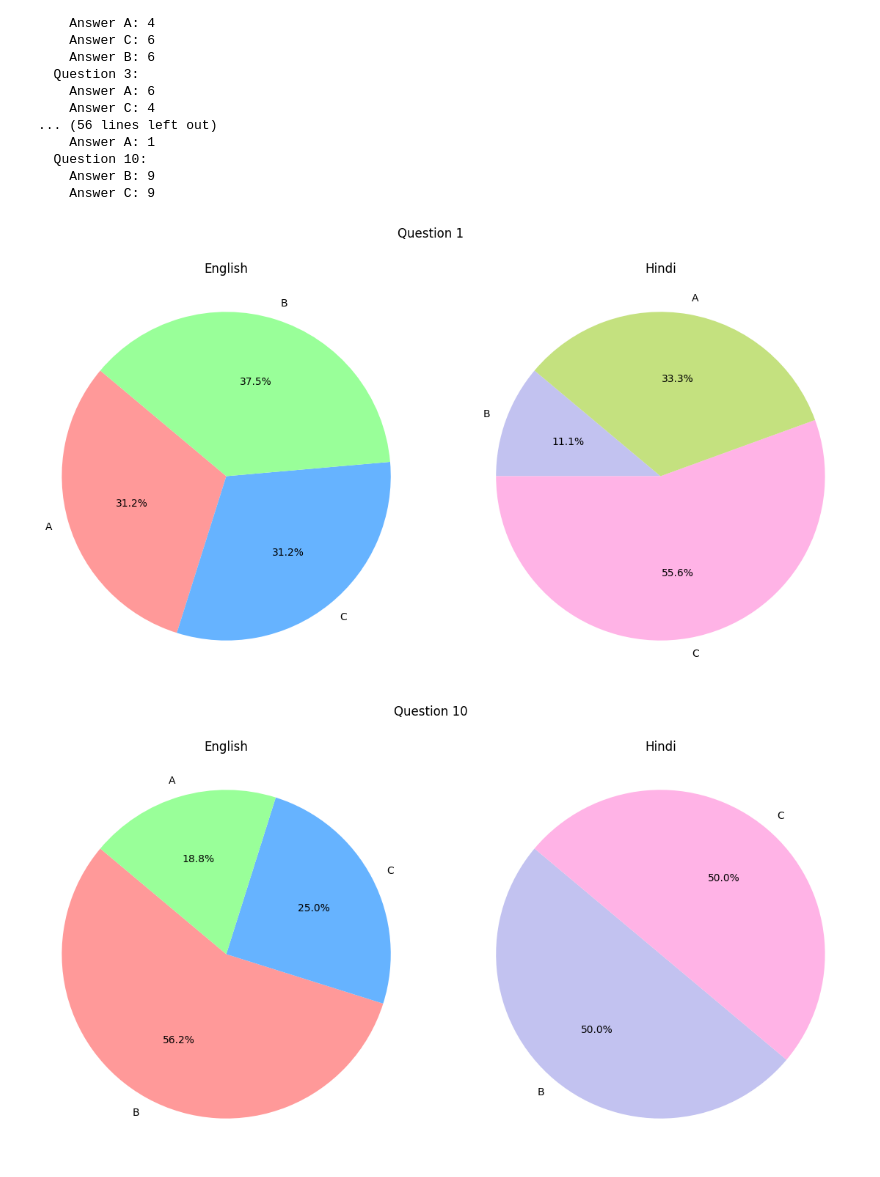
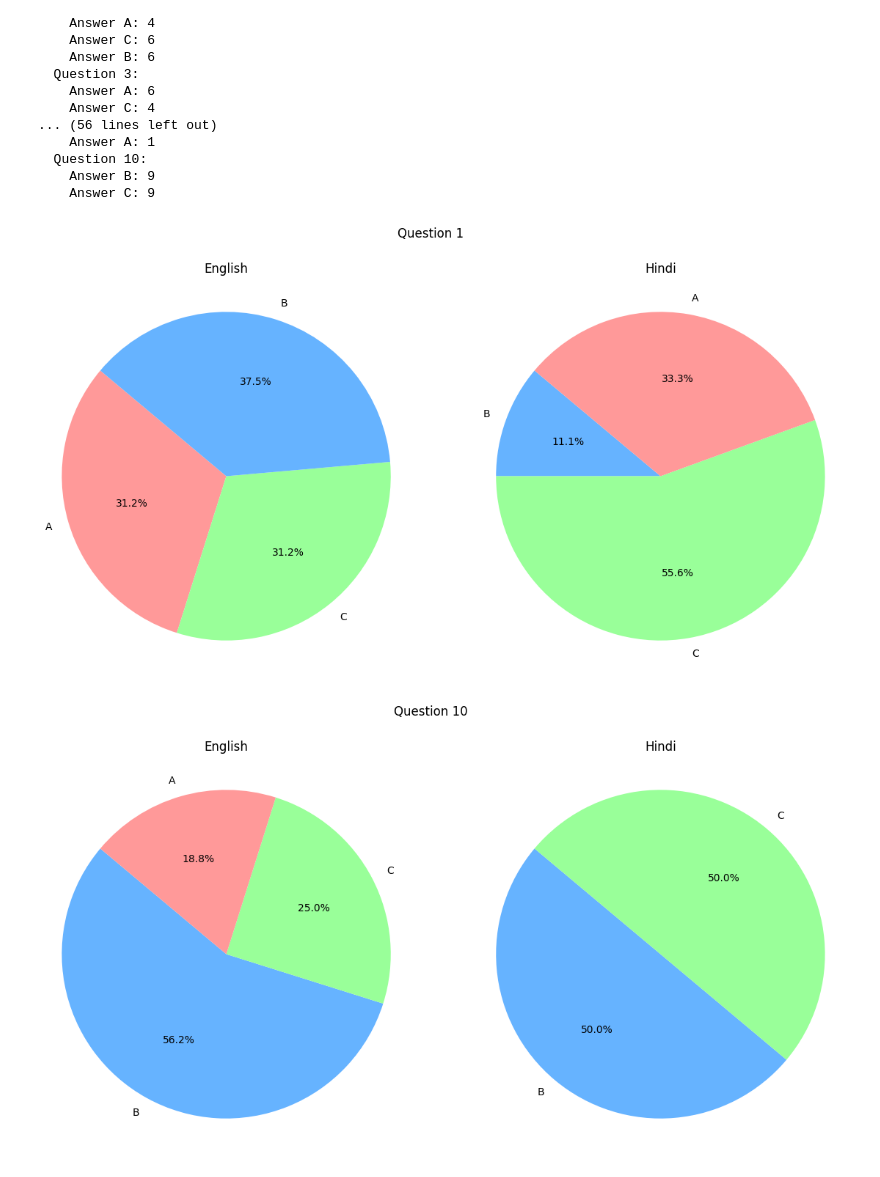
Before and after one commit to ritu1412/news_analysis, a Jupyter notebook: Ukraine_Russia_War/cluster.ipynb, the cells around one changed output. Drawn from its saved outputs; the diff is of its cells as text; code cells hidden in the pictures.

Commit message:
Change in pie chart

```diff
--- a/Ukraine_Russia_War/cluster.ipynb
+++ b/Ukraine_Russia_War/cluster.ipynb
@@ -163,41 +163,47 @@ for article in data:
         language_distribution[lang][question][answer] += 1
 
 # Convert defaultdict to a regular dict for easier viewing
 language_distribution = {
     lang: {question: dict(answers) for question, answers in questions.items()}
     for lang, questions in language_distribution.items()
 }
 
-# Define colors for English and Hindi
-colors_eng = ['#ff9999','#66b3ff','#99ff99','#ffcc99']
-colors_hin = ['#c2c2f0','#ffb3e6','#c4e17f','#76d7c4']
+# Define a consistent color mapping for each answer option
+color_mapping = {
+    'A': '#ff9999',
+    'B': '#66b3ff',
+    'C': '#99ff99',
+    'D': '#ffcc99'
+}
 
 # Create side-by-side pie charts for each question
 questions = set()
 for lang in language_distribution:
     questions.update(language_distribution[lang].keys())
 
 for question in sorted(questions):
     fig, axes = plt.subplots(1, 2, figsize=(14, 7))
     fig.suptitle(f'Question {question}')
 
     # English
     eng_answers = language_distribution.get('eng', {}).get(question, {})
-    eng_labels = eng_answers.keys()
-    eng_sizes = eng_answers.values()
-    axes[0].pie(eng_sizes, labels=eng_labels, autopct='%1.1f%%', colors=colors_eng, startangle=140)
+    eng_labels = list(eng_answers.keys())
+    eng_sizes = list(eng_answers.values())
+    eng_colors = [color_mapping[label] for label in eng_labels]
+    axes[0].pie(eng_sizes, labels=eng_labels, autopct='%1.1f%%', colors=eng_colors, startangle=140)
     axes[0].set_title('English')
     axes[0].axis('equal')
 
     # Hindi
     hin_answers = language_distribution.get('hin', {}).get(question, {})
-    hin_labels = hin_answers.keys()
-    hin_sizes = hin_answers.values()
-    axes[1].pie(hin_sizes, labels=hin_labels, autopct='%1.1f%%', colors=colors_hin, startangle=140)
+    hin_labels = list(hin_answers.keys())
+    hin_sizes = list(hin_answers.values())
+    hin_colors = [color_mapping[label] for label in hin_labels]
+    axes[1].pie(hin_sizes, labels=hin_labels, autopct='%1.1f%%', colors=hin_colors, startangle=140)
     axes[1].set_title('Hindi')
     axes[1].axis('equal')
 
     plt.show()
 # %% [output]
-[figure, old version]
+[figure, new version]
-[figure, old version]
+[figure, new version]
```
Also changed, not shown: parts of 1 cell of this notebook.
